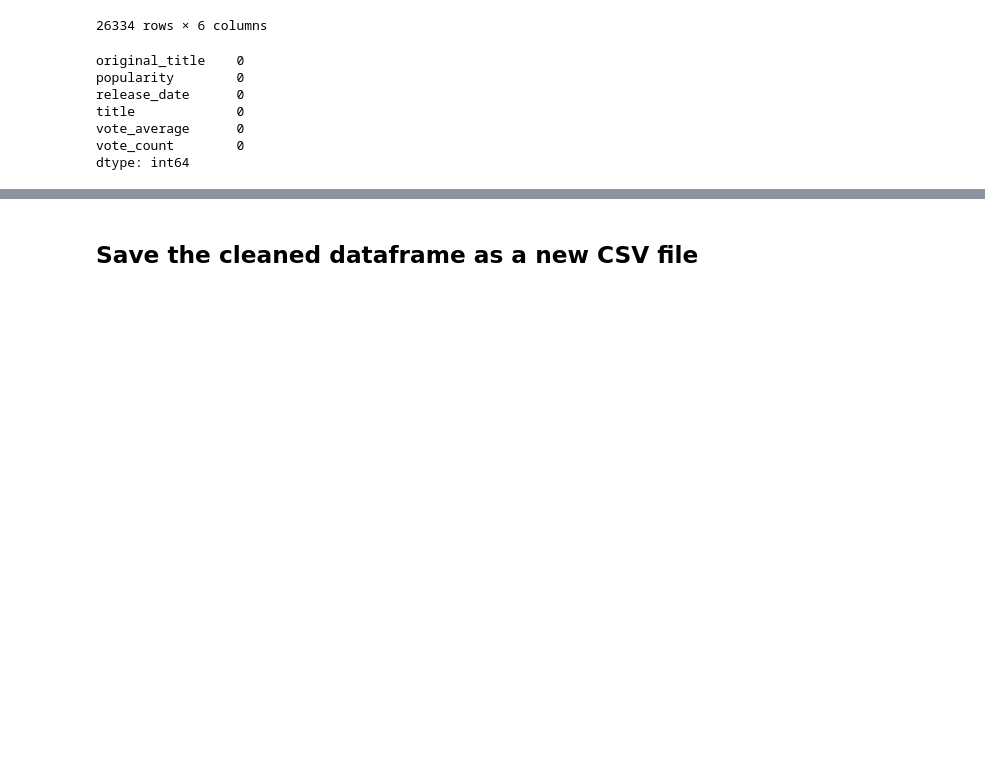
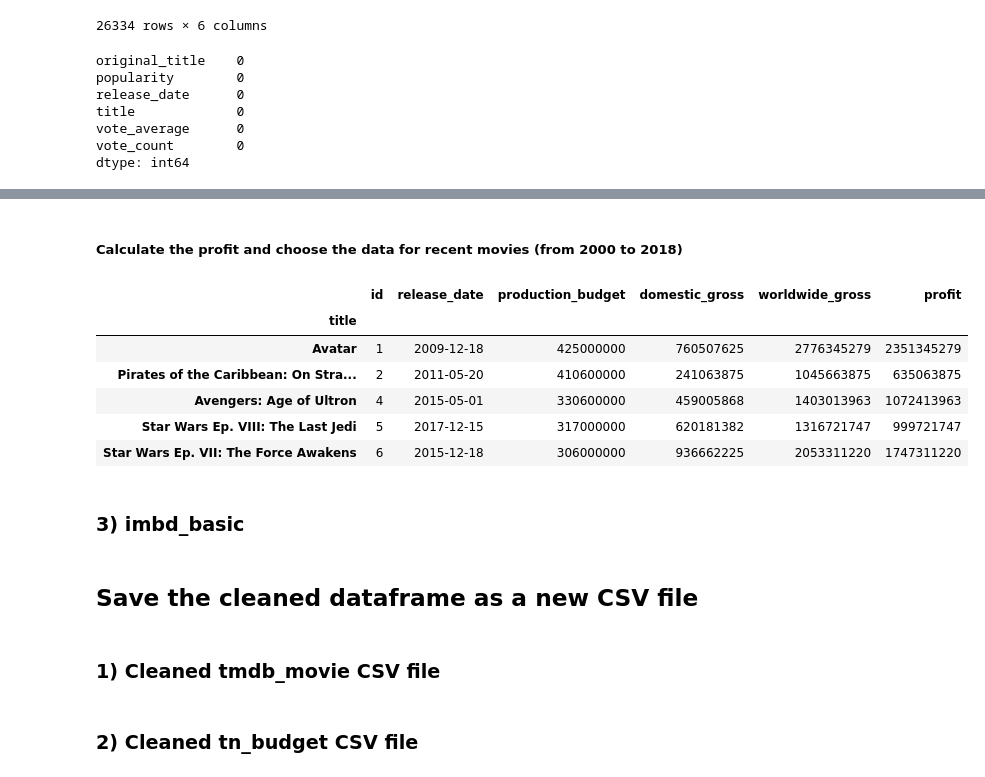
Before and after one commit to linhmai19/movie_revenue_hypothesis_testing, a Jupyter notebook: data_cleaning.ipynb, the cells around one changed output, grey strips where cells are left out. Cells and saved outputs as stored; diff of their text form; code cells hidden in the pictures; blank space fills up the shorter version.

Commit message:
Cleaned tn.movie_budgets.csv file and created a new csv

```diff
--- a/cleaning_tmdb_movies.ipynb
+++ b/data_cleaning.ipynb
@@ -10,3 +11,5 @@ import numpy as np
 # %%
 tmdb_movie = pd.read_csv('data/tmdb.movies.csv')
+tn_budget = pd.read_csv('data/tn.movie_budgets.csv')
+imdb_basic = pd.read_csv('data/title.basics.csv')
 # %% [markdown]
@@ -107,0 +165,6 @@ movies_from_2000_2018.head()
+# %%
+# Rename 'movie' column
+tn_budget = tn_budget.rename(columns={'movie': 'title'}).copy()
+# Set this column as the index
+tn_budget.set_index('title', inplace=True)
+tn_budget.head()
@@ -108,3 +179,33 @@ movies_from_2000_2018.head()
+# %% [markdown]
+##### Calculate the profit and choose the data for recent movies (from 2000 to 2018)
+# %%
+# Remove the '$' sign and comma ',' and change the type to int for production_budget and worldwide_gross columns
+tn_budget['production_budget'] = tn_budget['production_budget'].str.replace('$','').str.replace(',','').astype(int64)
+tn_budget['worldwide_gross'] = tn_budget['worldwide_gross'].str.replace('$','').str.replace(',','').astype(int64)
+tn_budget['domestic_gross'] = tn_budget['domestic_gross'].str.replace('$','').str.replace(',','').astype(int64)
+# %%
+# Calculate the profit from production_budget and worldwide_gross and store it to a new column named 'profit'
+tn_budget['profit'] = (tn_budget['worldwide_gross'] - tn_budget['production_budget'])
+tn_budget['profit'] = tn_budget['profit'].astype(int64)
+# %%
+# Change the type of 'release_date' column from object to datetime
+tn_budget['release_date'] = pd.to_datetime(tn_budget['release_date'])
+# Choose only recent movies: from 2000 to 2018
+tn_budget_2 = tn_budget[(tn_budget['release_date'] > '2000-01-01')
+                                      & (tn_budget['release_date'] <= '2018-12-31')].copy()
+tn_budget_2.head()
+# %% [output]
+|  | id | release_date | production_budget | domestic_gross | worldwide_gross | profit |
+| title |  |  |  |  |  |  |
+| Avatar | 1 | 2009-12-18 | 425000000 | 760507625 | 2776345279 | 2351345279 |
+| Pirates of the Caribbean: On Stra... | 2 | 2011-05-20 | 410600000 | 241063875 | 1045663875 | 635063875 |
+| Avengers: Age of Ultron | 4 | 2015-05-01 | 330600000 | 459005868 | 1403013963 | 1072413963 |
+| Star Wars Ep. VIII: The Last Jedi | 5 | 2017-12-15 | 317000000 | 620181382 | 1316721747 | 999721747 |
+| Star Wars Ep. VII: The Force Awakens | 6 | 2015-12-18 | 306000000 | 936662225 | 2053311220 | 1747311220 |
+# %% [markdown]
+### 3) imbd_basic
 # %% [markdown]
 ## Save the cleaned dataframe as a new CSV file
+# %% [markdown]
+### 1) Cleaned tmdb_movie CSV file
 # %%
@@ -111,0 +213,2 @@ movies_from_2000_2018.to_csv('data/cleaned_tmdb_movie.csv')
+# %% [markdown]
+### 2) Cleaned tn_budget CSV file
```
Also changed, not shown: parts of 18 cells of this notebook, 1 other file.
